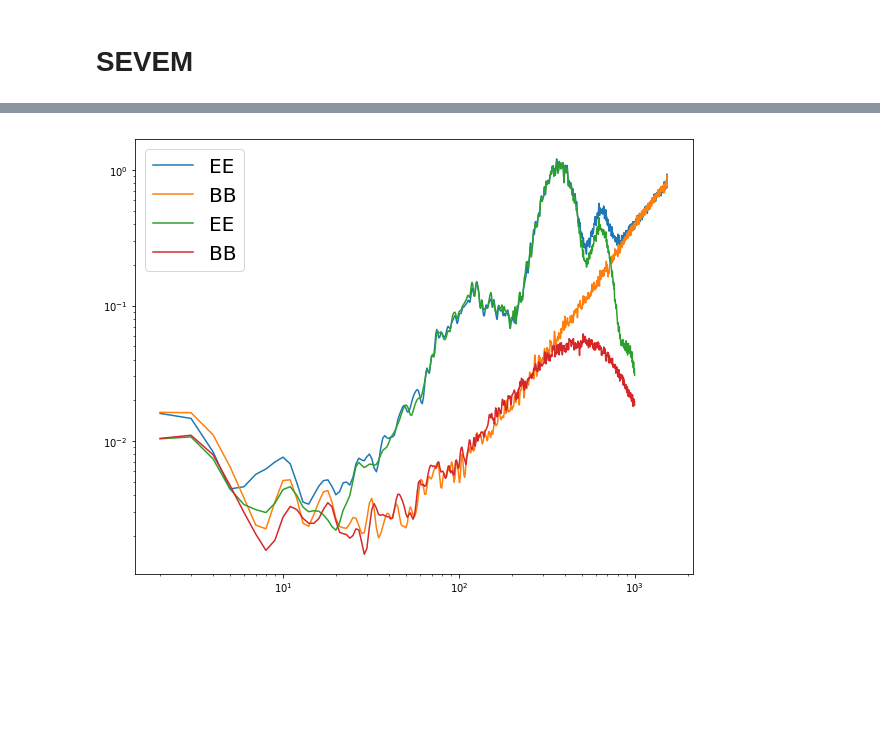
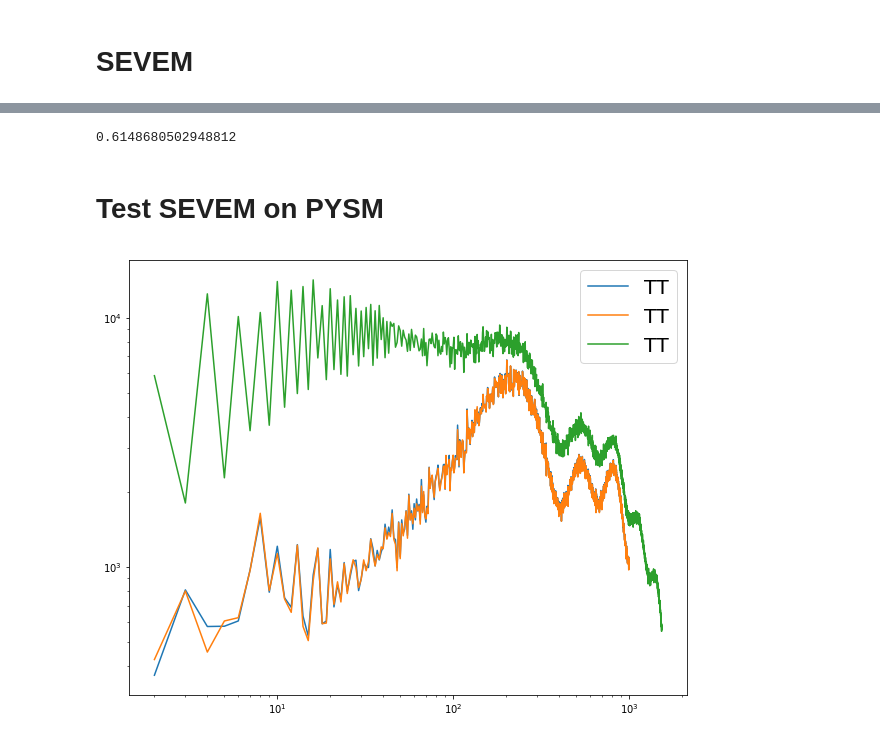
Before and after one commit to yaojian95/Ali_foreground, a Jupyter notebook: codes/SEVEM.ipynb, the cells around one changed output, grey strips where cells are left out. Saved outputs shown, nothing was run; the diff lists cells and outputs as text; code cells hidden in the pictures; blank space fills up the shorter version.

```diff
--- a/codes/SEVEM.ipynb
+++ b/codes/SEVEM.ipynb
@@ -168,0 +232,6 @@ total_cl = hp.anafast(total_map[0])
+# %%
+np.sum(mask_wo)/np.sum(mask_all)
+# %% [output]
+0.6148680502948812
+# %% [markdown]
+# Test SEVEM on PYSM
@@ -169,5 +259,17 @@ total_cl = hp.anafast(total_map[0])
+# %%
+fun_std = lambda x :np.std(total[0,0] - x[0]*tem1 - x[1]*tem2)
+
+results = opt.minimize(fun_std, (0, 0), method = methods[0])
+# %%
+cmb_new = total[0,0] - results['x'][0]*tem1 - results['x'][1]*tem2
+# %%
+cl_new = hp.anafast(cmb_new, lmax = lmax)
+cl_real = hp.anafast(cmb[0][0],lmax = lmax)
+# %%
+tcl = hp.anafast(total[0,0])
 # %%
-plot_ps(total_cl, _nside = nside)
-plot_ps(cl_sevem,  _nside = nside)
+plot_ps(cl_new, _nside = nside)
+plot_ps(cl_real, _nside = nside)
+plot_ps(tcl, _nside = nside)
 # %% [output]
-[figure, old version]
+[figure, new version]
```
Also changed, not shown: parts of 31 cells of this notebook.
